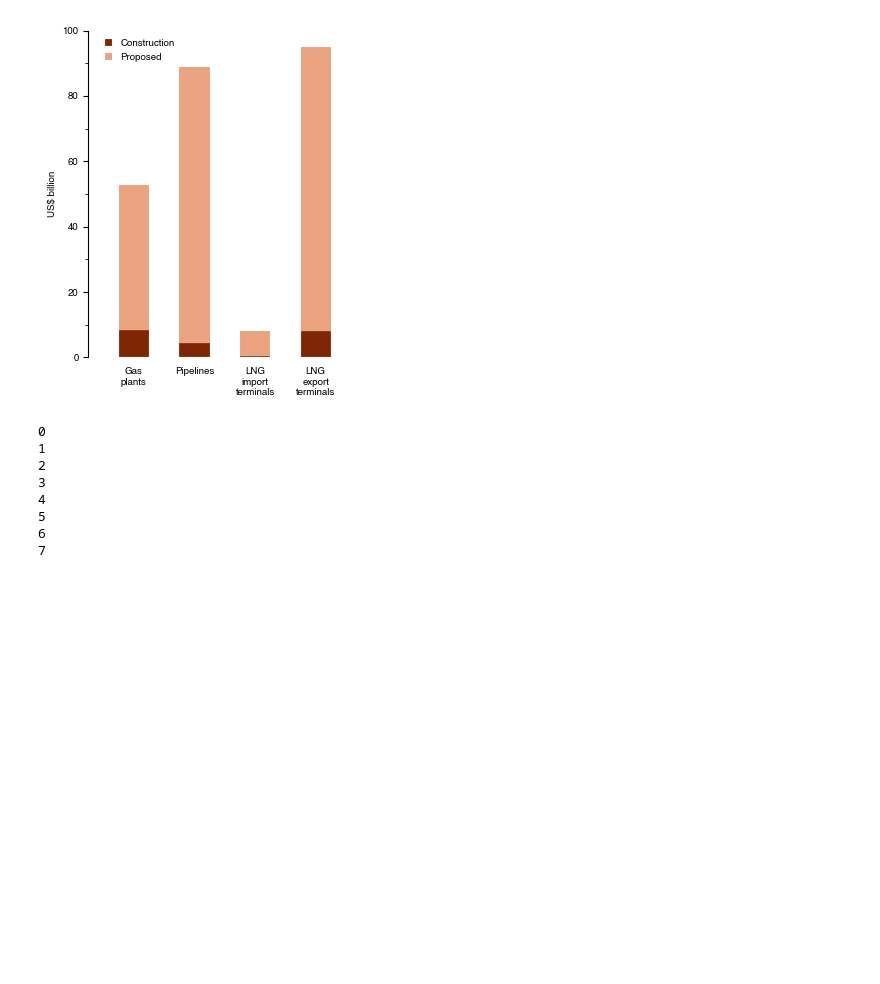
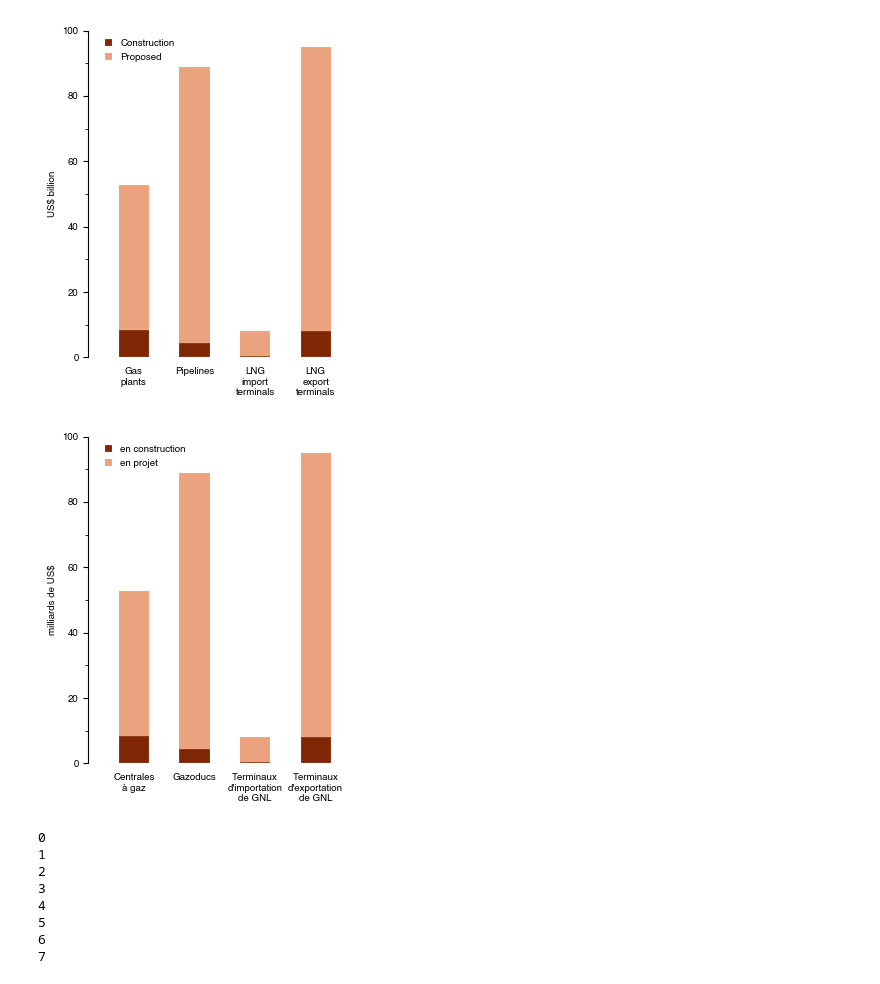
Before and after one commit to GlobalEnergyMonitor/GOIT-GGIT-research, a Jupyter notebook: africa-gas-briefing-2022/notebooks/plotting-from-tables-sheet.ipynb, the cells around one changed output. Drawn from its saved outputs; the diff is of its cells as text; code cells hidden in the pictures; blank space fills up the shorter version.

```diff
--- a/africa-gas-briefing-2022/notebooks/plotting-from-tables-sheet.ipynb
+++ b/africa-gas-briefing-2022/notebooks/plotting-from-tables-sheet.ipynb
@@ -133,7 +230,7 @@ font_size = 7
 ytop = 100
 set_width=0.5
 
-use_this_df = table14_df.set_index('').drop('Total')
+use_this_df = table14_df.set_index('')#.drop('Total')
 labels_formatted = ['Gas\nplants',
                     'Pipelines',
                     'LNG\nimport\nterminals',
@@ -181,6 +278,64 @@ mp.savefig('saved-figures/all-capex-fig10.svg',
           transparent=True)
 # %% [output]
 [figure]
+# %%
+font_size = 7
+ytop = 100
+set_width=0.5
+
+use_this_df = table14_df.set_index('').drop('Total')
+# labels_formatted = ['Gas\nplants',
+#                     'Pipelines',
+#                     'LNG\nimport\nterminals',
+#                     'LNG\nexport\nterminals']
+labels_formatted = [
+"Centrales\nà gaz",
+"Gazoducs",
+"Terminaux\nd'importation\nde GNL",
+"Terminaux\nd'exportation\nde GNL"]
+
+fig = mp.figure(figsize=(3.25,4))
+
+ax = fig.add_subplot(111)
+
+ax.bar(use_this_df.columns, use_this_df.loc['Construction'],
+       color=costs_prop, label='en construction', width=set_width, edgecolor='1', linewidth=0.1)
+ax.bar(use_this_df.columns, use_this_df.loc['Proposed'],
+       color=costs_con, label='en projet',
+      bottom=use_this_df.loc['Construction'], width=set_width, edgecolor='1', linewidth=0.1, alpha=0.5)
+
+ax_l,ax_h = ax.get_legend_handles_labels()
+ax.legend(ax_h, fontsize=font_size, frameon=False, handlelength=0.75, bbox_to_anchor=(-0.05,1), loc='upper left')#, bbox_to_anchor=(0.64,0.5), loc='center')
+
+ax.spines['right'].set_visible(False)
+ax.spines['top'].set_visible(False)
+ax.spines['bottom'].set_visible(False)
+ax.spines['left'].set_position(('data', -.75))
+ax.tick_params(labelsize=font_size, bottom=False)
+ax.set_xticks([0,1,2,3])
+ax.set_xticklabels(labels_formatted, ha='center', va='top')
+ax.set_ylabel('milliards de US$', size=font_size)
+
+ax.set_ylim(0, ytop)
+ax.yaxis.set_minor_locator(matplotlib.ticker.AutoMinorLocator(2))
+
+mp.tight_layout()
+# ax.set_title('regional import capacity', fontsize=font_size)
+
+mp.savefig('saved-figures/all-capex-fig10-Fr.png',
+          bbox_inches='tight',
+          transparent=True,
+          dpi=600)
+
+mp.savefig('saved-figures/all-capex-fig10-Fr.pdf',
+          bbox_inches='tight',
+          transparent=True)
+
+mp.savefig('saved-figures/all-capex-fig10-Fr.svg',
+          bbox_inches='tight',
+          transparent=True)
+# %% [output]
+[figure, added]
 # %%
 single_bar_order = ['Gas plants','Pipelines','LNG Export terminals', 'LNG Import terminals']
 # %%
```
Also changed, not shown: parts of 9 cells of this notebook, 24 other files.
